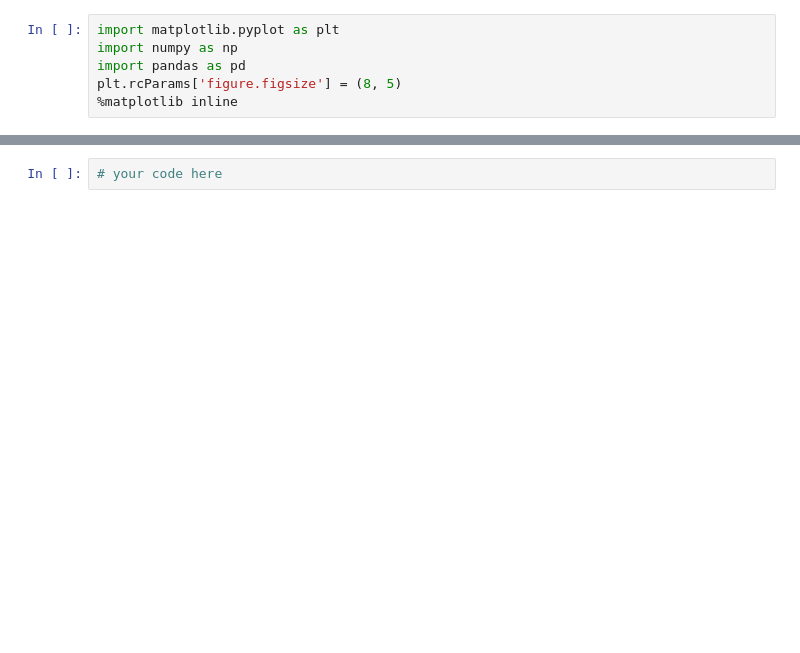
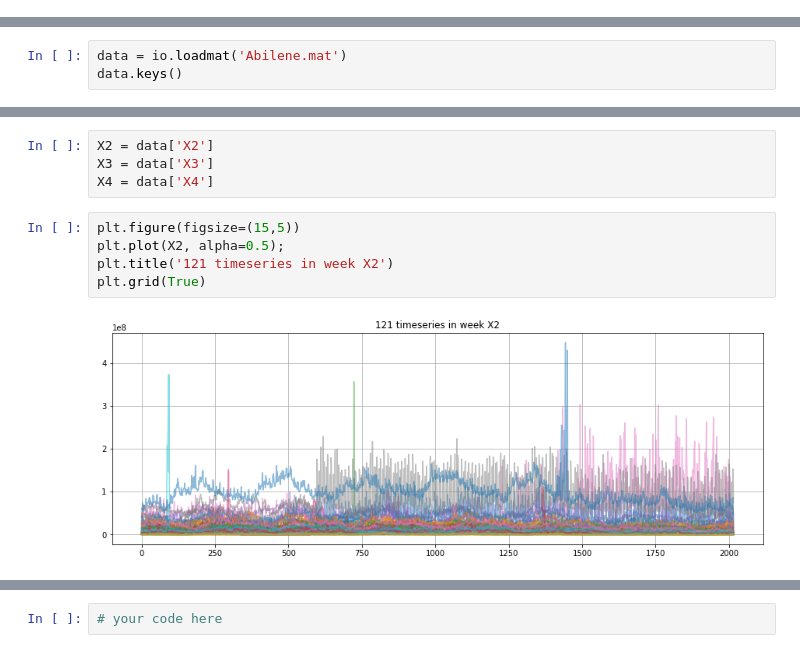
Before and after one commit to sashasenna/hse_ml_2021, a Jupyter notebook: hw/hw5/hw05.ipynb, the cells around one changed output, grey strips where cells are left out. Drawn from its saved outputs; the diff is of its cells as text; blank space fills up the shorter version.

```diff
--- a/hw/hw5/hw05.ipynb
+++ b/hw/hw5/hw05.ipynb
@@ -48,6 +0,0 @@ __Внимание!__ Домашнее задание выполняется с
-# %%
-import matplotlib.pyplot as plt
-import numpy as np
-import pandas as pd
-plt.rcParams['figure.figsize'] = (8, 5)
-%matplotlib inline
@@ -83,0 +51,3 @@ from sklearn.metrics import silhouette_score
+# %%
+data = io.loadmat('Abilene.mat')
+data.keys()
@@ -83,0 +63,11 @@ from sklearn.metrics import silhouette_score
+# %%
+X2 = data['X2']
+X3 = data['X3']
+X4 = data['X4']
+# %%
+plt.figure(figsize=(15,5))
+plt.plot(X2, alpha=0.5);
+plt.title('121 timeseries in week X2')
+plt.grid(True)
+# %% [output]
+[figure, added]
```
Also changed, not shown: parts of 119 cells of this notebook, 10 other files.
